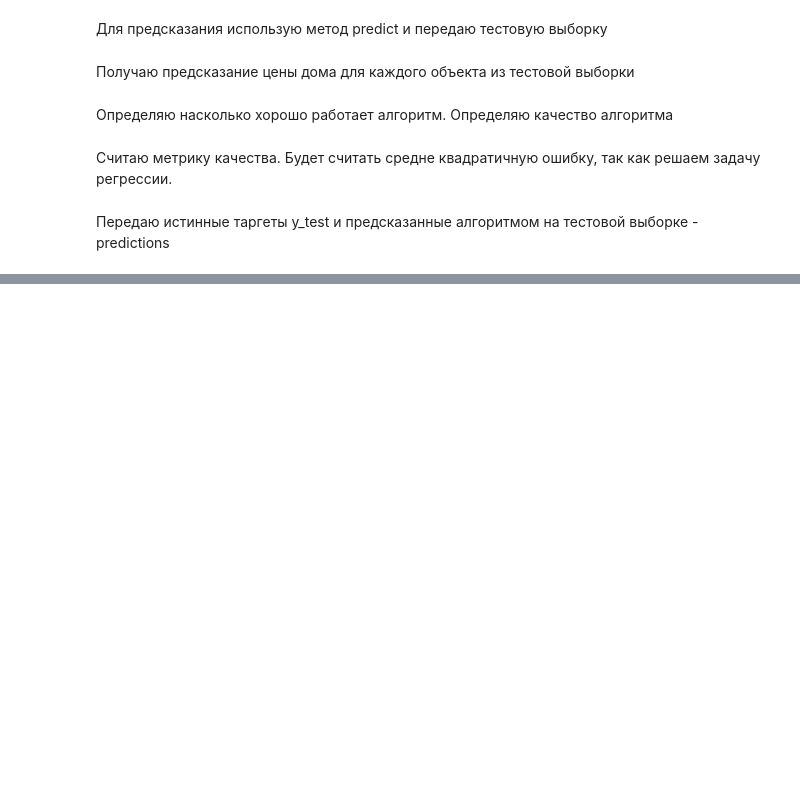
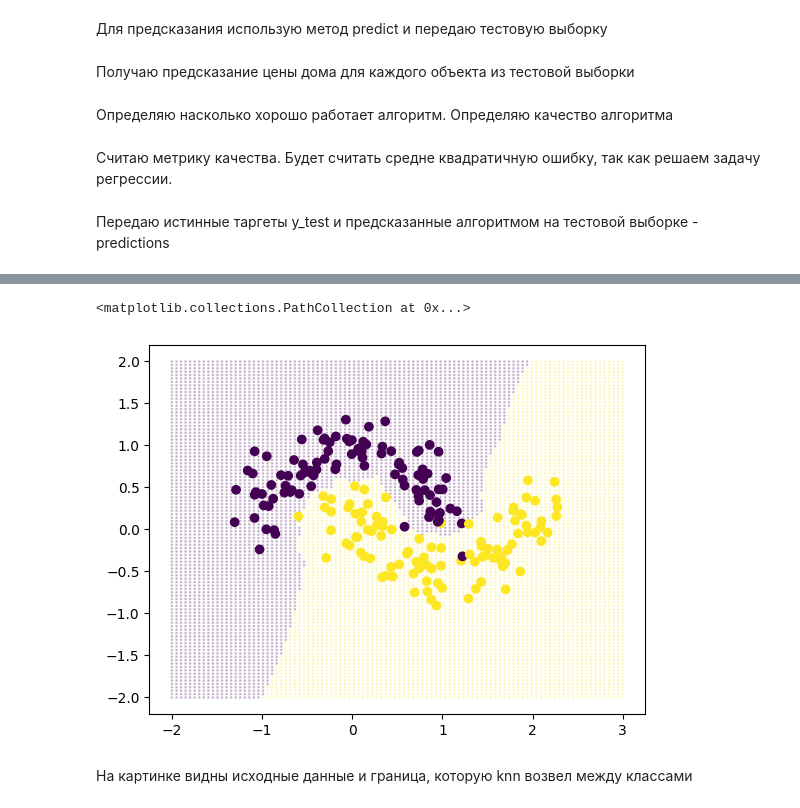
Before and after one commit to GarifullinII/CaliforniaDataAnalysis, a Jupyter notebook: california_housing_analysis.ipynb, the cells around one changed output, grey strips where cells are left out. Saved outputs shown, nothing was run; the diff lists cells and outputs as text; code cells hidden in the pictures; blank space fills up the shorter version.

```diff
--- a/california_housing_analysis.ipynb
+++ b/california_housing_analysis.ipynb
@@ -128,0 +220,4 @@ mean_squared_error(y_test, predictions)
+# %%
+x_grid, y_grid = np.meshgrid(np.linspace(-2.0, 3.0, 100), np.linspace(-2.0, 2.0, 100))
+xy = np.stack([x_grid, y_grid], axis=2).reshape(-1, 2) #Объединяю матрицы
+xy
@@ -128,0 +232,10 @@ mean_squared_error(y_test, predictions)
+# %%
+predicted = knn_clf.predict(xy)
+# %%
+plt.scatter(xy[:, 0], xy[:, 1], c=predicted, alpha=0.2, s=1)
+plt.scatter(X[:, 0], X[:, 1], c=y)
+# %% [output]
+<matplotlib.collections.PathCollection at 0x...>
+[figure, added]
+# %% [markdown]
+На картинке видны исходные данные и граница, которую knn возвел между классами
```
Also changed, not shown: parts of 34 cells of this notebook.
